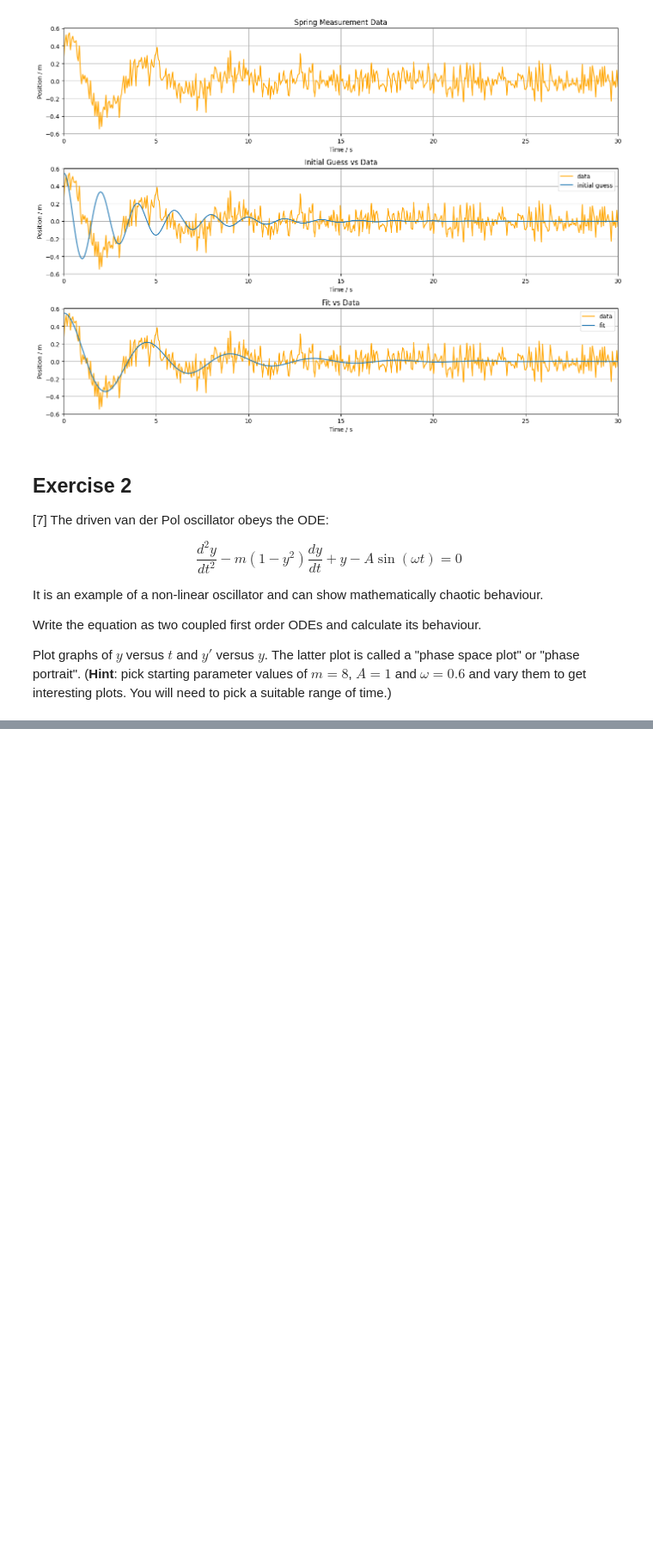
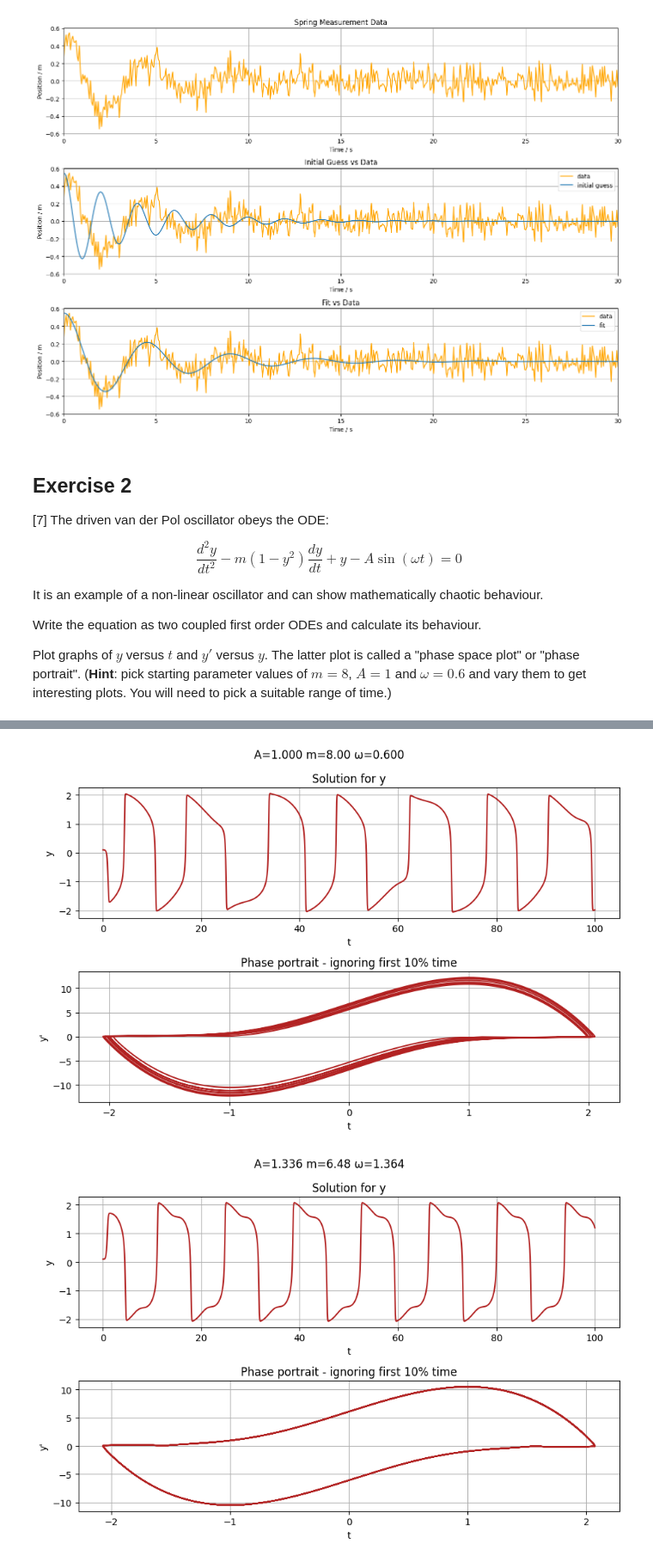
Before and after one commit to PX2145-2025/week-8-b-Ridge-Ewan-313, a Jupyter notebook: ODEs.ipynb, the cells around one changed output, grey strips where cells are left out. Shown at 86% size. Cells and saved outputs as stored; diff of their text form; code cells hidden in the pictures; blank space fills up the shorter version.

```diff
--- a/ODEs.ipynb
+++ b/ODEs.ipynb
@@ -456,0 +468,75 @@ Plot graphs of $y$ versus $t$ and $y'$ versus $y$. The latter plot is called a "
+# %%
+N = 100000 # Number of points
+tmax = 100 # Maximum time
+# setting up the time array:
+t = np.linspace(0.0, tmax, N)
+
+
+# redefine function to allow extra parameters and dampening b
+def f(y, t, A, m, w):
+  '''
+  return derivatives of the array y defined from the 2nd order ODE in question
+  takes values for mass, m, angular frequency, w and a constant A
+  '''
+  # the first equation dy[0]/dt and the second equation dy[1]/dt
+  return [y[1], A*np.sin(w*t)+m*(1-y[0]**2)*y[1]-y[0]]
+
+# initial values of y and y', and values for A, m and w
+yinit = [0.1, 0.0]
+A = 1.0
+m = 8.0
+w = 0.6
+
+
+# pass k, m and b as a tuple
+y = odeint(f, yinit , t, args=(A, m, w, ))
+
+# plot the solutions
+fig, ax = plt.subplots(2, 1, figsize=(9, 6))
+ax[0].plot(t, y[:, 0], 'firebrick')
+ax[0].set_ylabel('y')
+ax[0].set_xlabel('t')
+ax[0].set_title('Solution for y')
+ax[0].grid()
+
+ax[1].plot(y[len(t)//10:, 0], y[len(t)//10:, 1], 'firebrick')
+ax[1].set_ylabel('y\'')
+ax[1].set_xlabel('t')
+ax[1].set_title('Phase portrait - ignoring first 10% time')
+ax[1].grid()
+
+fig.suptitle(f'A={A:.3f} m={m:.2f} ω={w:.3f}')
+fig.tight_layout()
+fig.show()
+
+
+
+# repeat 5 times with random constants to see the effects of varying them
+for i in range(5):
+  A = 4.5 * np.random.rand() + 0.5 # random number between 0.5 and 5
+  m = 14 * np.random.rand() + 2 # random number between 2 and 16
+  w = 1.5 * np.random.rand() + 0.1 # random number between 0.1 and 1.6
+
+  # pass k, m and b as a tuple
+  y = odeint(f, yinit , t, args=(A, m, w, ))
+
+  # plot the solutions
+  fig, ax = plt.subplots(2, 1, figsize=(9, 6))
+  ax[0].plot(t, y[:, 0], 'firebrick')
+  ax[0].set_ylabel('y')
+  ax[0].set_xlabel('t')
+  ax[0].set_title('Solution for y')
+  ax[0].grid()
+
+  ax[1].plot(y[len(t)//10:, 0], y[len(t)//10:, 1], 'firebrick')
+  ax[1].set_ylabel('y\'')
+  ax[1].set_xlabel('t')
+  ax[1].set_title('Phase portrait - ignoring first 10% time')
+  ax[1].grid()
+
+  fig.suptitle(f'A={A:.3f} m={m:.2f} ω={w:.3f}')
+  fig.tight_layout()
+  fig.show()
+# %% [output]
+[figure, added]
+[figure, added]
```
Also changed, not shown: parts of 5 cells of this notebook.
